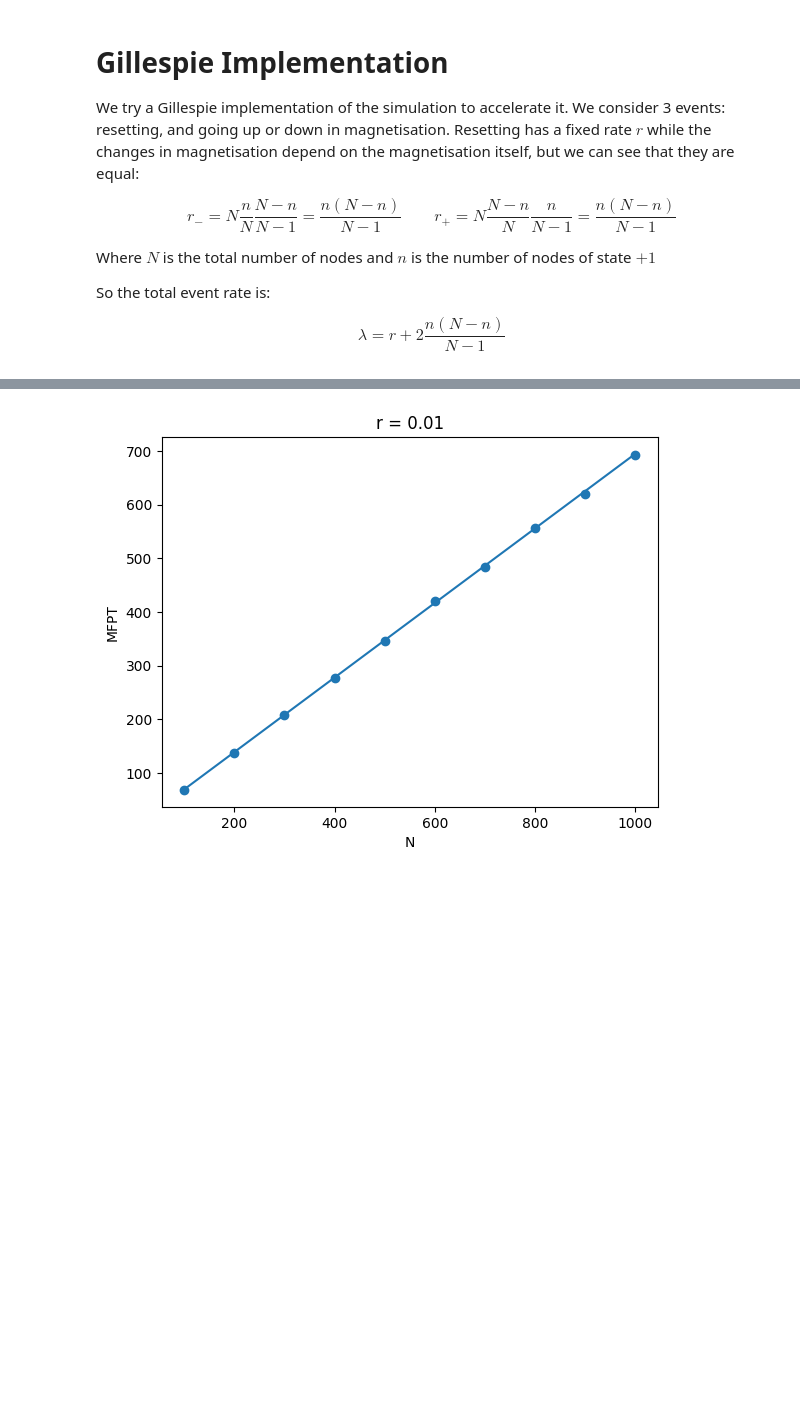
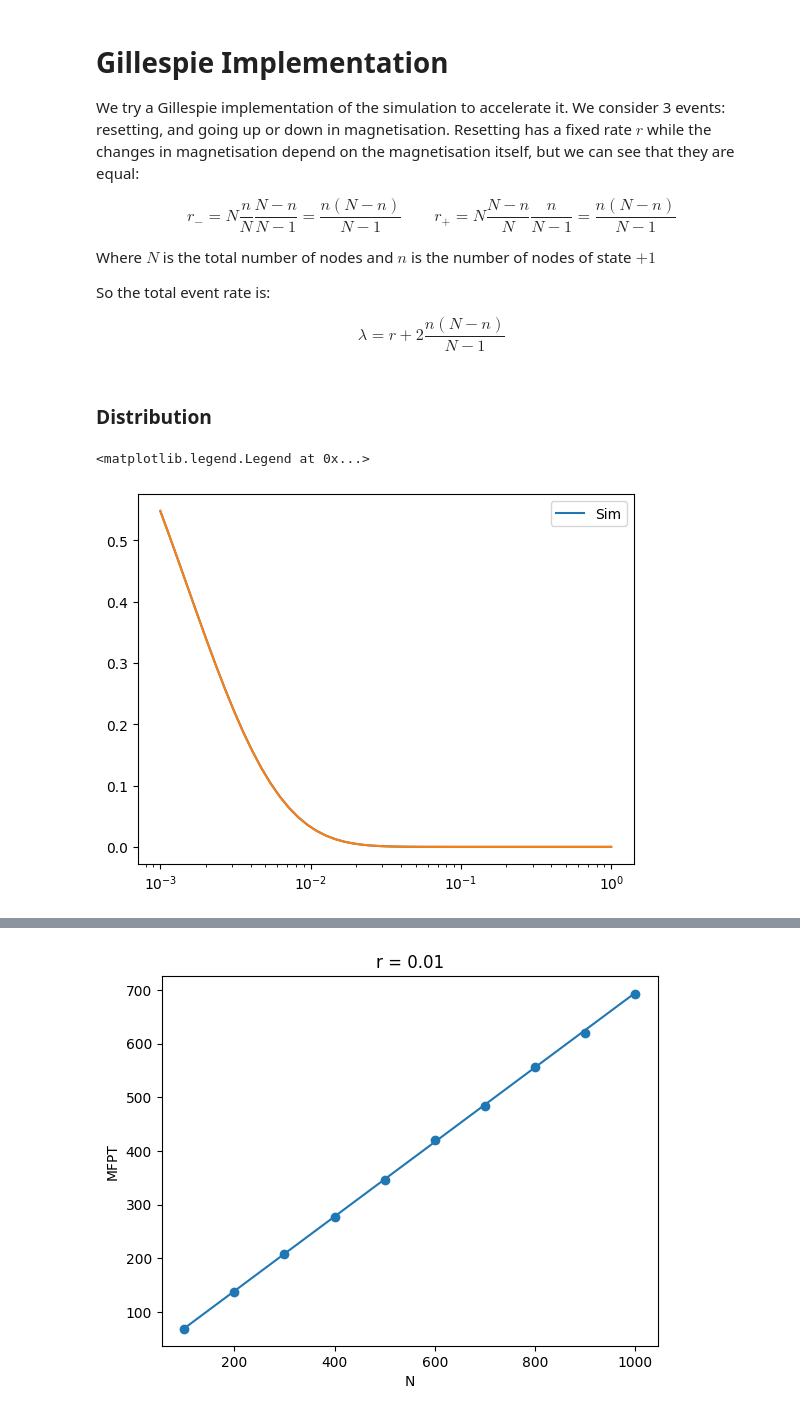
Before and after one commit to GerardArgany/voter-model-stochastic-resetting, a Jupyter notebook: notebooks/first_passage_times.ipynb, the cells around one changed output, grey strips where cells are left out. Drawn from its saved outputs; the diff is of its cells as text; code cells hidden in the pictures; blank space fills up the shorter version.

Commit message:
Comparison between theoretical and simulated FPT distribution

```diff
--- a/notebooks/first_passage_times.ipynb
+++ b/notebooks/first_passage_times.ipynb
@@ -224,3 +226,27 @@ def fpt_dist_gillespie(N, m0, r, samples):
         res[i] = first_passage_time_gillespie(N, m0, r)
 
     return res
+# %% [markdown]
+### Distribution
+# %%
+N = 1000
+m0 = 0
+r = 0.1
+
+fpt_d = fpt_dist_gillespie(N, m0, r, 10000)
+# %%
+s_vals = np.logspace(-3, 0, 50)
+laplace_vals = np.array([np.mean(np.exp(-s * fpt_d)) for s in s_vals])
+
+# plt.yscale("log")
+plt.xscale("log")
+c1 = fpt.sol_fpt(N, m0, r, s_vals, M=10000)
+c2 = fpt.sol_fpt(N, m0, r, s_vals, M=10001)
+c3 = (np.array(c1) + np.array(c2))/2
+plt.plot(s_vals, laplace_vals, label = "Sim")
+plt.plot(s_vals, c3)
+
+plt.legend()
+# %% [output]
+<matplotlib.legend.Legend at 0x...>
+[figure, added]
```
Also changed, not shown: parts of 6 cells of this notebook, 11 other files.
